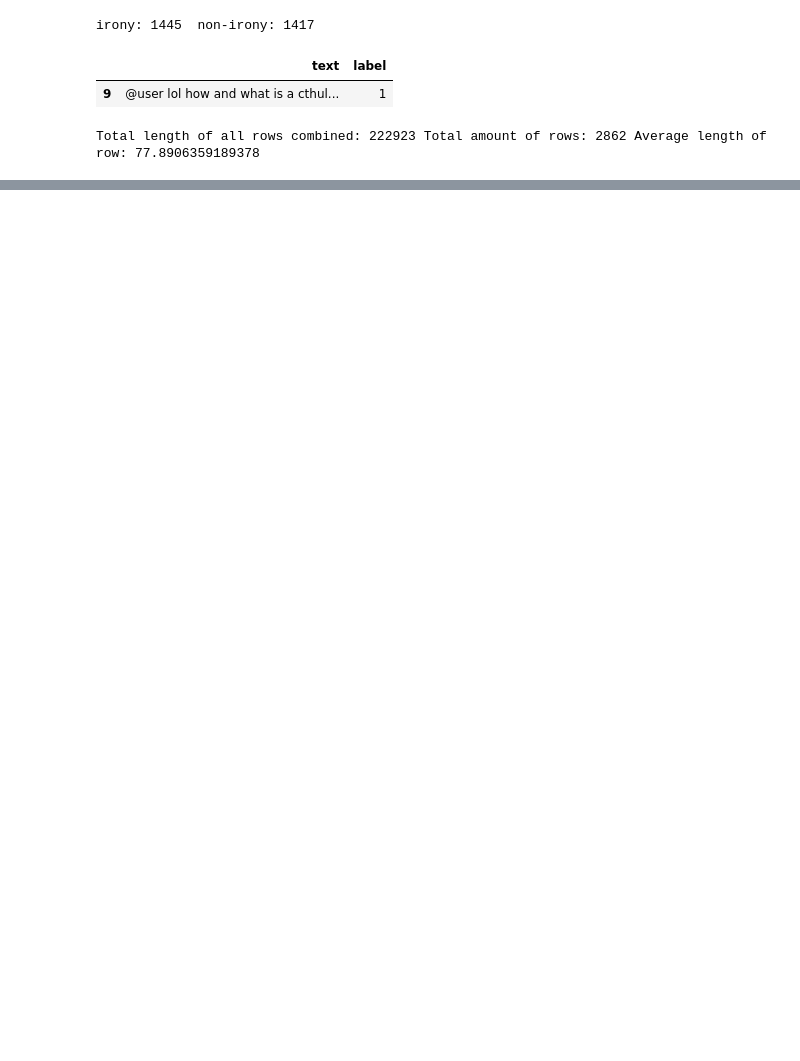
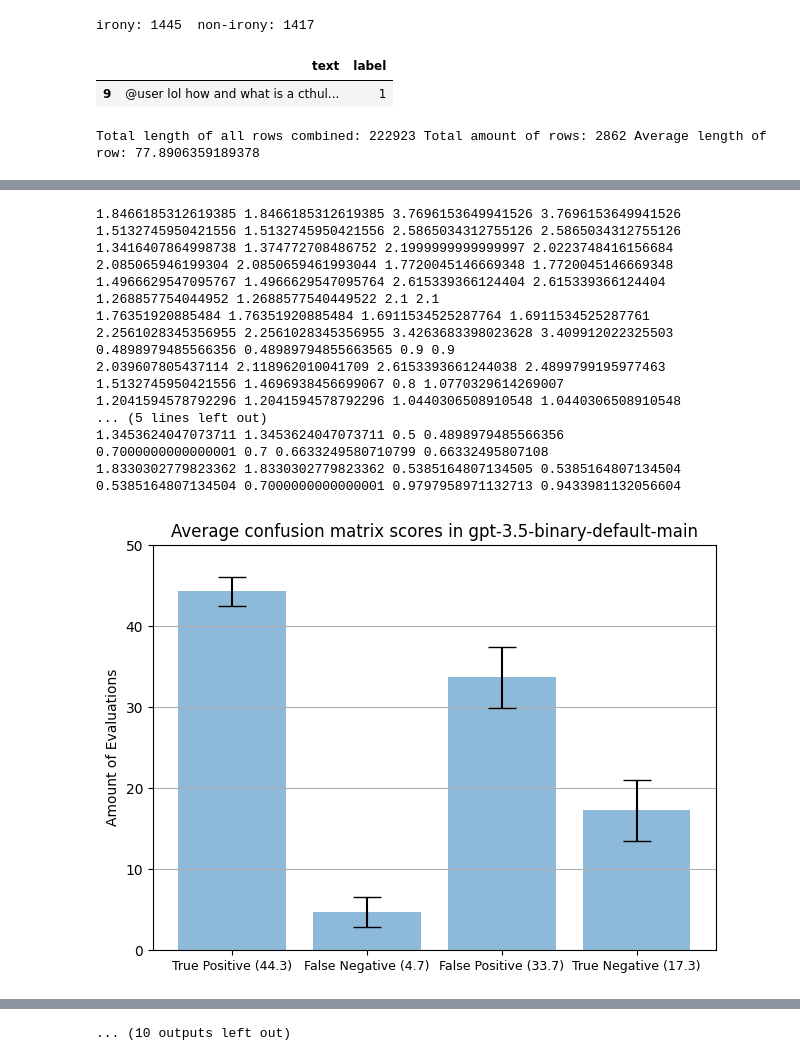
Before and after one commit to Jonas-Barth/bachelor, a Jupyter notebook: score calcs.ipynb, the cells around one changed output, grey strips where cells are left out. Saved outputs shown, nothing was run; the diff lists cells and outputs as text; code cells hidden in the pictures; blank space fills up the shorter version.

```diff
--- a/score calcs.ipynb
+++ b/score calcs.ipynb
@@ -815,0 +810,44 @@ for entry in directoryList:
+# %%
+# update figure names for the paper from timestamp runs to the actual run names (average matrix values)
+import os
+import pandas as pd
+
+listTest = [x[0] for x in os.walk("Writing\\Run sets")]
+listSplit = [x.split("\\") for x in listTest]
+del listSplit[0]
+for i in range(len(listSplit)):
+    listSplit[i] = listSplit[i][2]
+
+directoryList = []
+[directoryList.append(x) for x in listSplit if x not in directoryList]
+
+for i in range(len(directoryList)):
+    directoryList[i] = directoryList[i].split(" ")
+
+for entry in directoryList:
+
+    name = entry[0] + " " + entry[1]
+    path = "Writing\\Run sets\\" + name
+
+    scoreTable = pd.read_excel(path + "\\scoreMatrix.xlsx")
+
+    matrixPlotValues(scoreTable['tp'].values, scoreTable['fp'].values, scoreTable['fn'].values, scoreTable['tn'].values, path, entry[0])
+# %% [output]
+1.8466185312619385 1.8466185312619385 3.7696153649941526 3.7696153649941526
+1.5132745950421556 1.5132745950421556 2.5865034312755126 2.5865034312755126
+1.3416407864998738 1.374772708486752 2.1999999999999997 2.0223748416156684
+2.085065946199304 2.0850659461993044 1.7720045146669348 1.7720045146669348
+1.4966629547095767 1.4966629547095764 2.615339366124404 2.615339366124404
+1.268857754044952 1.2688577540449522 2.1 2.1
+1.76351920885484 1.76351920885484 1.6911534525287764 1.6911534525287761
+2.2561028345356955 2.2561028345356955 3.4263683398023628 3.409912022325503
+0.4898979485566356 0.48989794855663565 0.9 0.9
+2.039607805437114 2.118962010041709 2.6153393661244038 2.4899799195977463
+1.5132745950421556 1.4696938456699067 0.8 1.0770329614269007
+1.2041594578792296 1.2041594578792296 1.0440306508910548 1.0440306508910548
+... (5 lines left out)
+1.3453624047073711 1.3453624047073711 0.5 0.4898979485566356
+0.7000000000000001 0.7 0.6633249580710799 0.66332495807108
+1.8330302779823362 1.8330302779823362 0.5385164807134505 0.5385164807134504
+0.5385164807134504 0.7000000000000001 0.9797958971132713 0.9433981132056604
+[figure, added]
@@ -815,0 +864 @@ for entry in directoryList:
+... (10 outputs left out)
```
Also changed, not shown: parts of 7 cells of this notebook, 1 other file.
